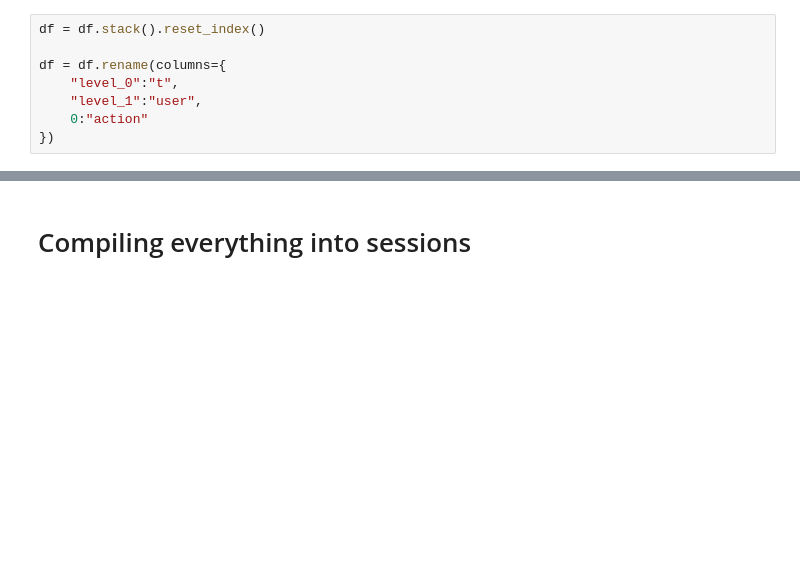
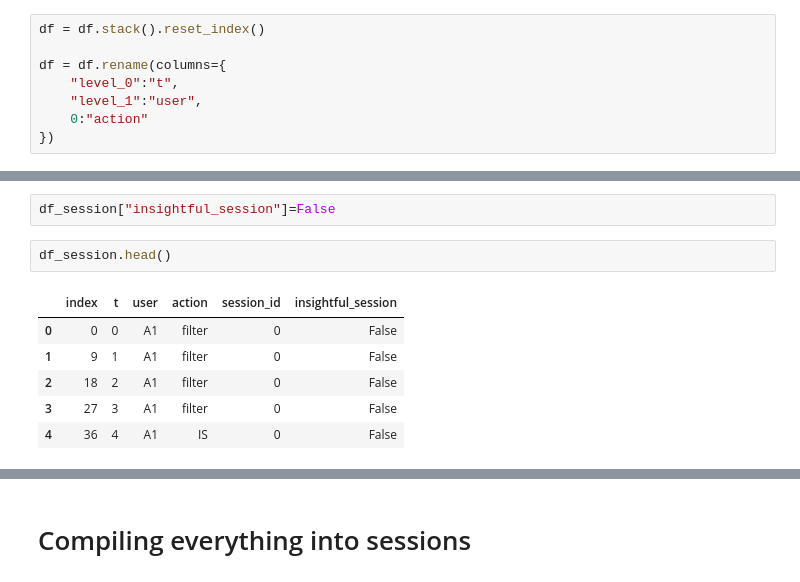
Before and after one commit to dorisjlee/ZV-paper, a Jupyter notebook: analysis/SessionInsightAnalysis.ipynb, the cells around one changed output, grey strips where cells are left out. Saved outputs shown, nothing was run; the diff lists cells and outputs as text; blank space fills up the shorter version.

```diff
--- a/analysis/SessionInsightAnalysis.ipynb
+++ b/analysis/SessionInsightAnalysis.ipynb
@@ -31,0 +41,11 @@ KeyError: 'session'
+# %%
+df_session["insightful_session"]=False
+# %%
+df_session.head()
+# %% [output]
+|  | index | t | user | action | session_id | insightful_session |
+| 0 | 0 | 0 | A1 | filter | 0 | False |
+| 1 | 9 | 1 | A1 | filter | 0 | False |
+| 2 | 18 | 2 | A1 | filter | 0 | False |
+| 3 | 27 | 3 | A1 | filter | 0 | False |
+| 4 | 36 | 4 | A1 | IS | 0 | False |
```
Also changed, not shown: parts of 19 cells of this notebook.
